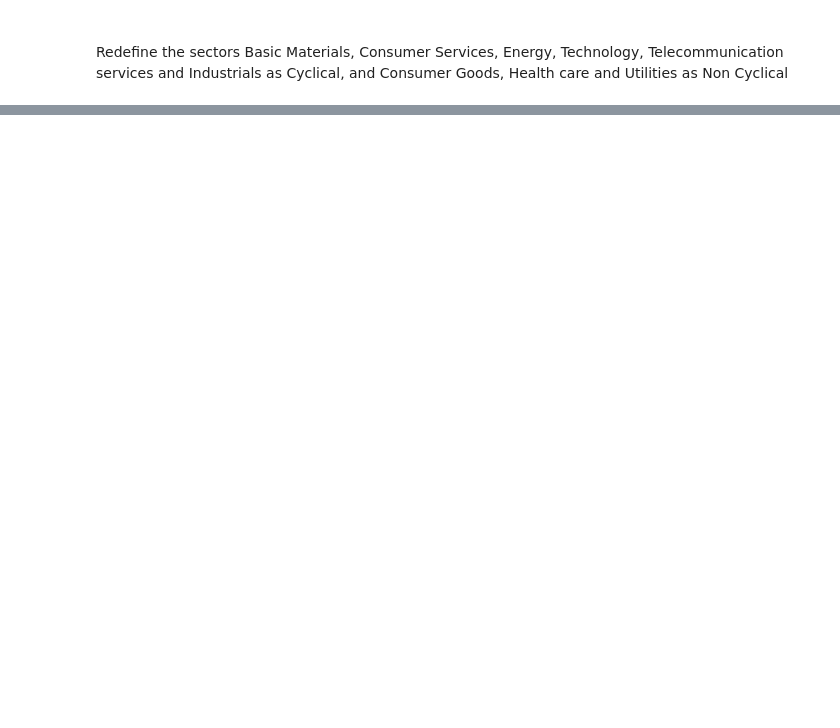
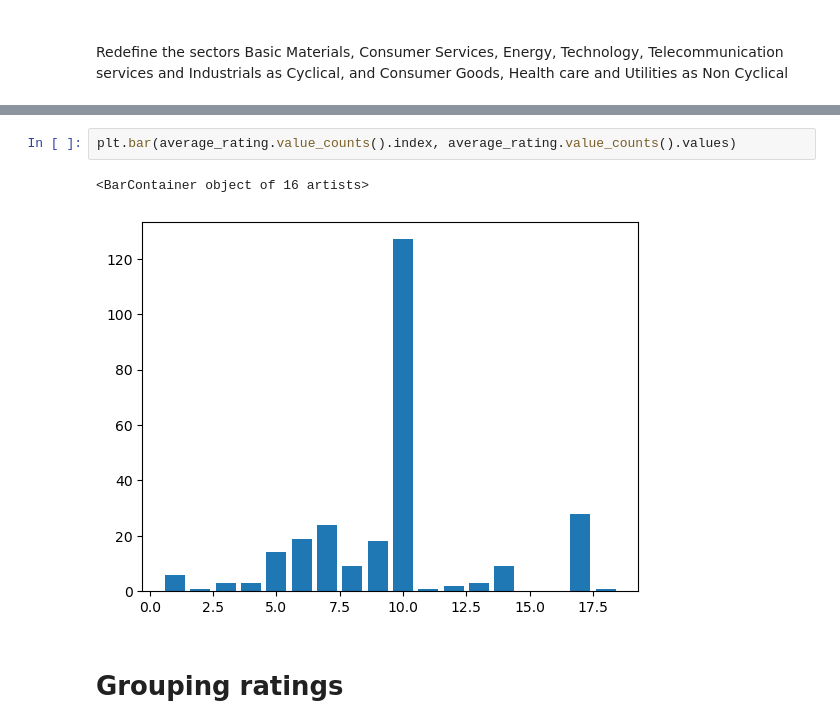
Before and after one commit to KLCALAW/ATCF, a Jupyter notebook: preprocessing.ipynb, the cells around one changed output, grey strips where cells are left out. Drawn from its saved outputs; the diff is of its cells as text; blank space fills up the shorter version.

```diff
--- a/preprocessing.ipynb
+++ b/preprocessing.ipynb
@@ -176,0 +248,7 @@ print(filtered_metadata_final)
+# %%
+plt.bar(average_rating.value_counts().index, average_rating.value_counts().values)
+# %% [output]
+<BarContainer object of 16 artists>
+[figure, added]
+# %% [markdown]
+# Grouping ratings
```
Also changed, not shown: parts of 22 cells of this notebook, 9 other files.
